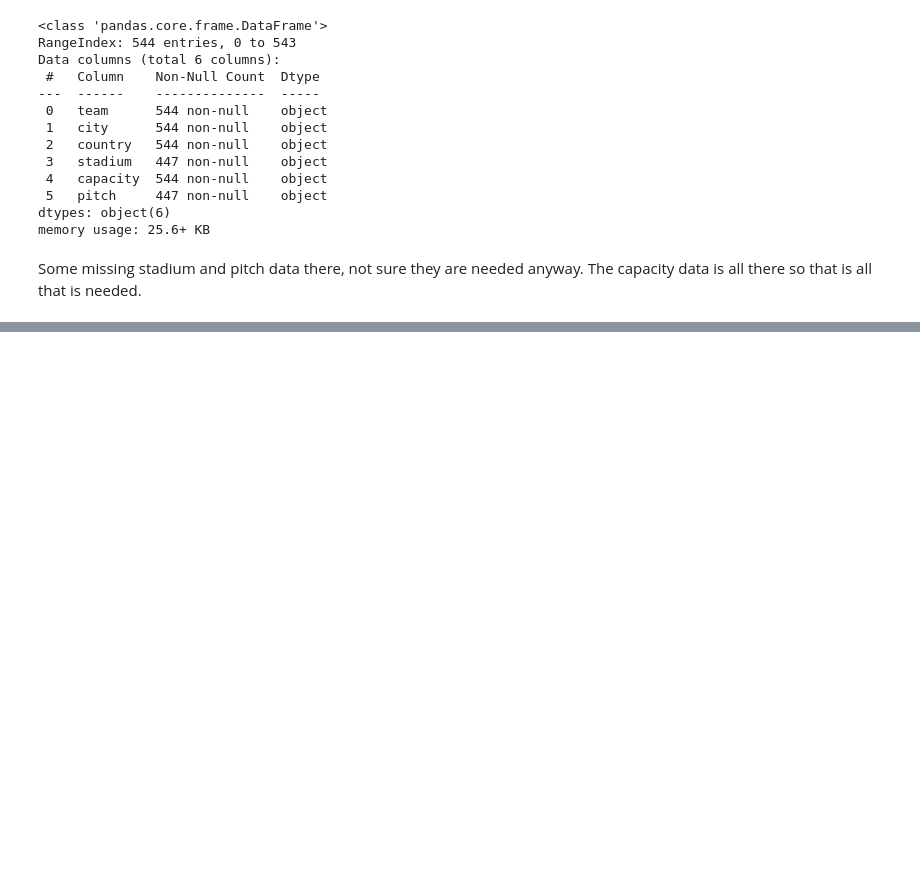
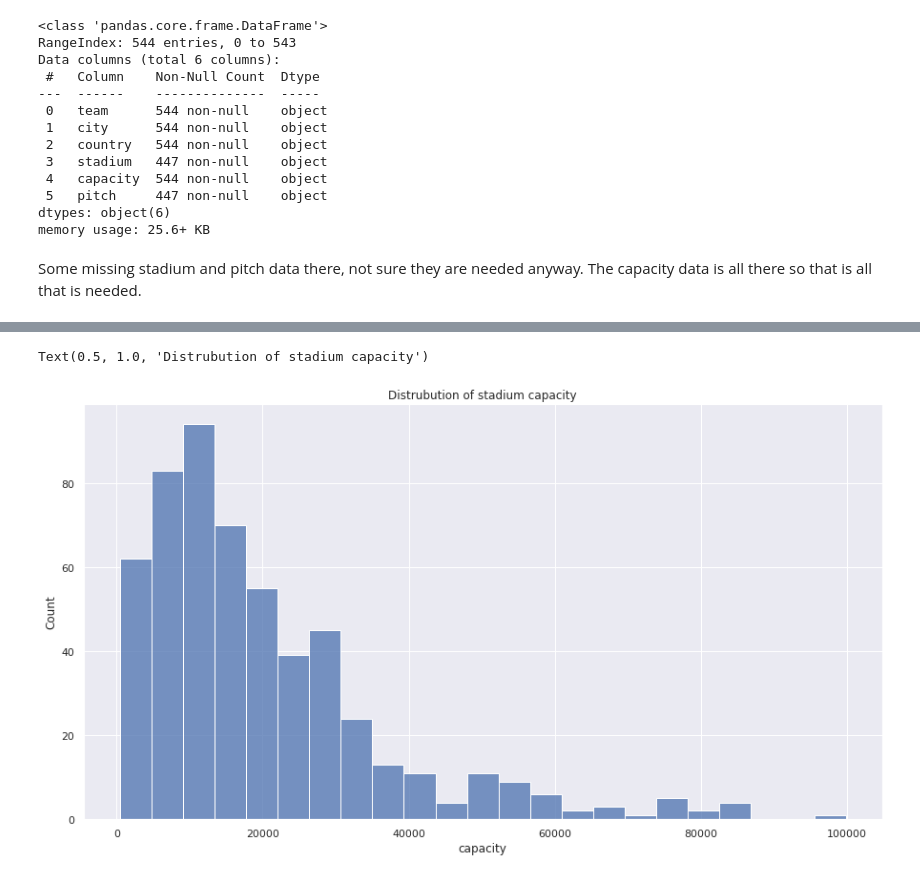
Before and after one commit to dan-bouchard/Football-Match-Outcome-Prediction, a Jupyter notebook: eda_and_data_cleaning.ipynb, the cells around one changed output, grey strips where cells are left out. Cells and saved outputs as stored; diff of their text form; code cells hidden in the pictures; blank space fills up the shorter version.

Commit message:
started data cleaning and merging dataframes

```diff
--- a/eda_and_data_cleaning.ipynb
+++ b/eda_and_data_cleaning.ipynb
@@ -558,0 +551,3 @@ team_info.describe()
+# %%
+team_info['capacity'] = team_info['capacity'].apply(lambda x: int(x.replace(",","")))
+team_info.describe()
@@ -558,0 +564,7 @@ team_info.describe()
+# %%
+plt.figure(figsize = (15,8))
+ax = sns.histplot(data=team_info, x="capacity")
+ax.set_title('Distrubution of stadium capacity')
+# %% [output]
+Text(0.5, 1.0, 'Distrubution of stadium capacity')
+[figure, added]
```
Also changed, not shown: parts of 4 cells of this notebook, 3 other files.
